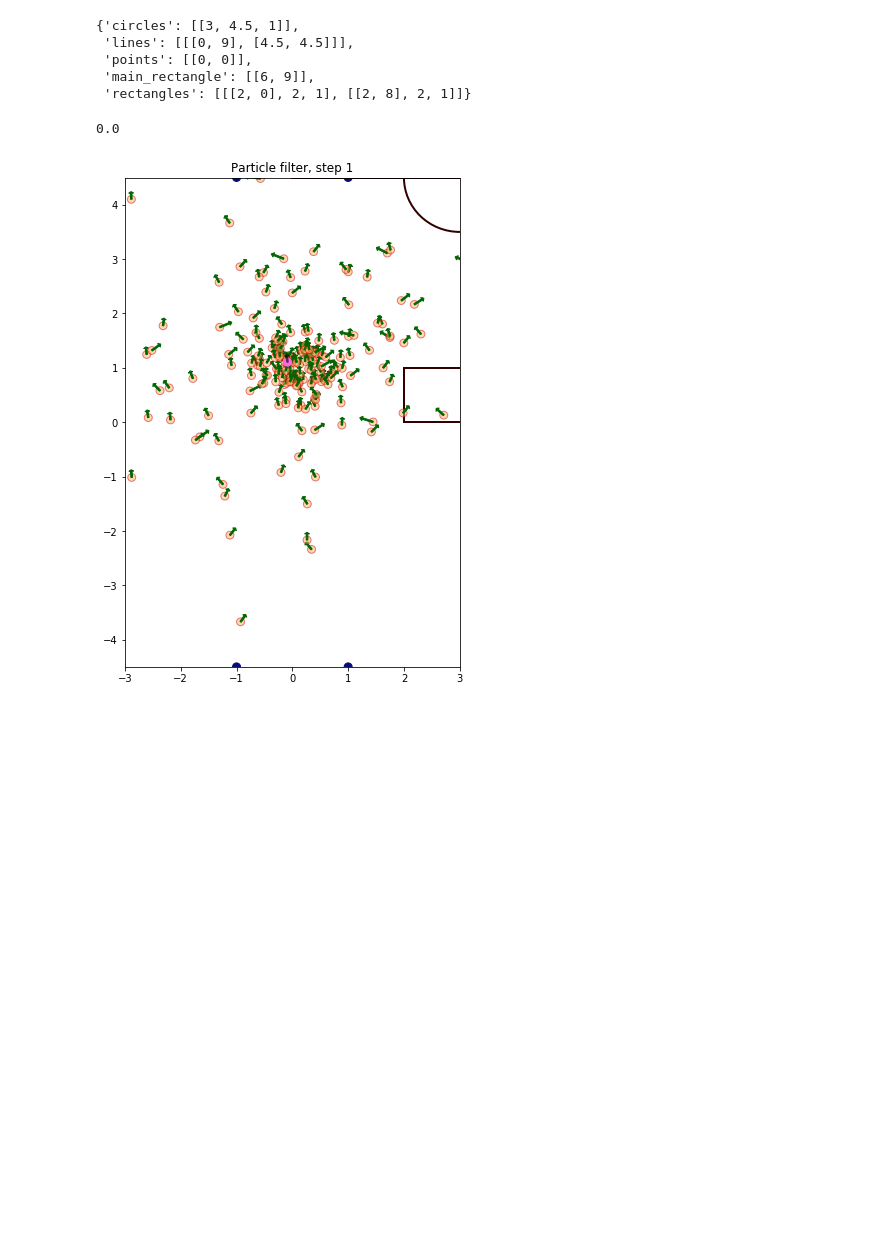
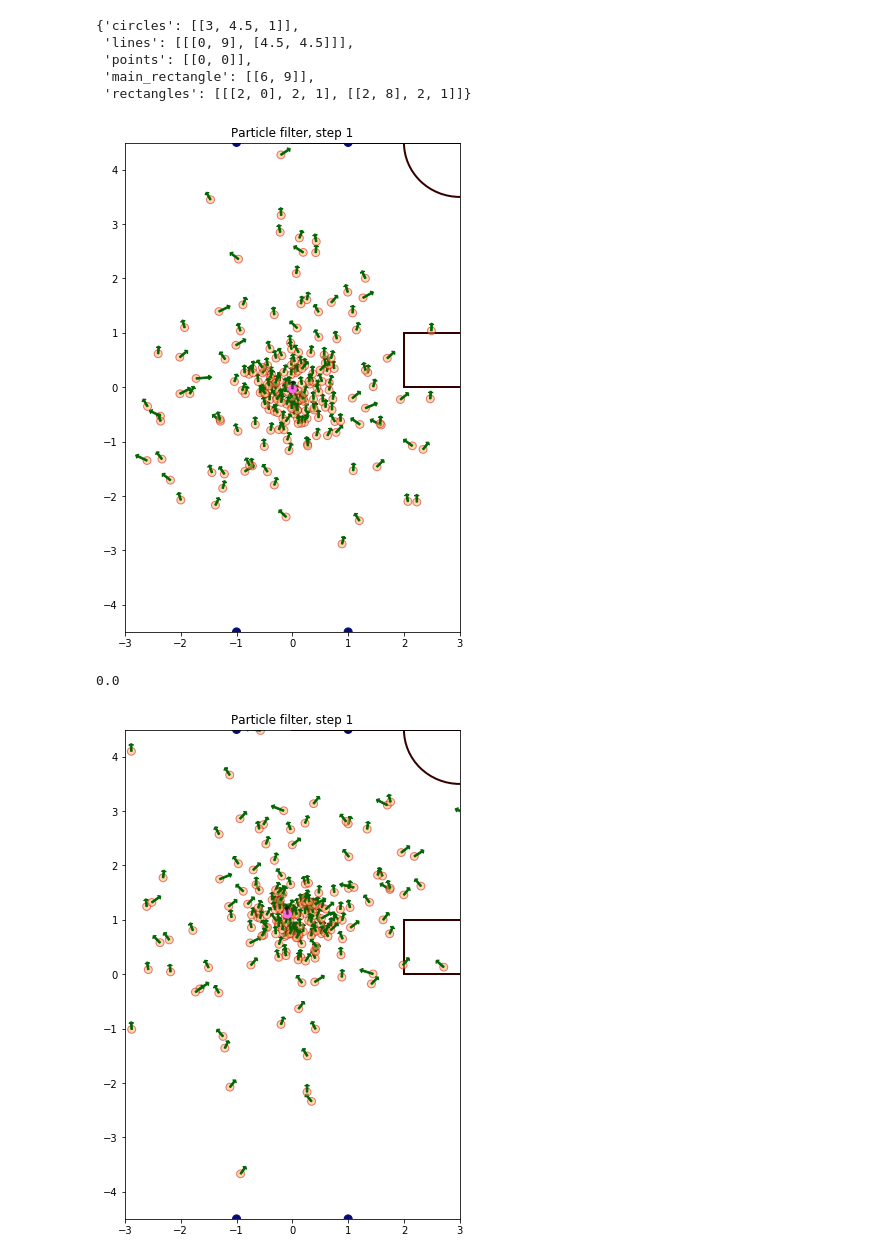
Before and after one commit to StarkitRobots/kondo_mv, a Jupyter notebook: localization/experiments/filter_for_micropython.ipynb, the cells around one changed output. Saved outputs shown, nothing was run; the diff lists cells and outputs as text; code cells hidden in the pictures; blank space fills up the shorter version.

```diff
--- a/localization/experiments/filter_for_micropython.ipynb
+++ b/localization/experiments/filter_for_micropython.ipynb
@@ -323,7 +323,7 @@ field.field
  'rectangles': [[[2, 0], 2, 1], [[2, 8], 2, 1]]}
 # %%
 import matplotlib.pylab as plt
-def visualization(robot, step, p, pr, factor = 7 ):
+def visualization(robot, step, pr, factor = 7 ):
 
     plt.figure("Robot in the world",figsize=(field.w_width, field.w_length))
     plt.title('Particle filter, step ' + str(step))
@@ -394,6 +392,10 @@ def initPF():
 # %%
 robot = Robot()
 robot.set_coord(0, 0, math.pi/2)
+# %%
+visualization(robot, 1,  pf.p, factor = 7)
+# %% [output]
+[figure, added]
 # %%
 pf = ParticleFilter(robot, field, landmarks, sense_noise = 0.5, n = 200)
 # %%
```
Also changed, not shown: parts of 32 cells of this notebook, 8 other files.
